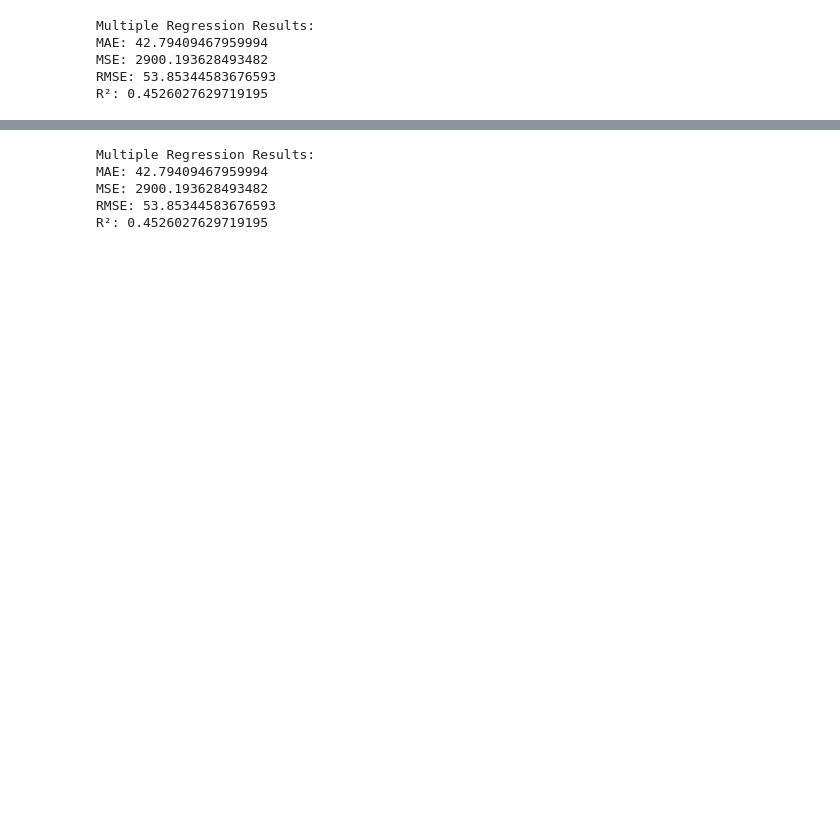
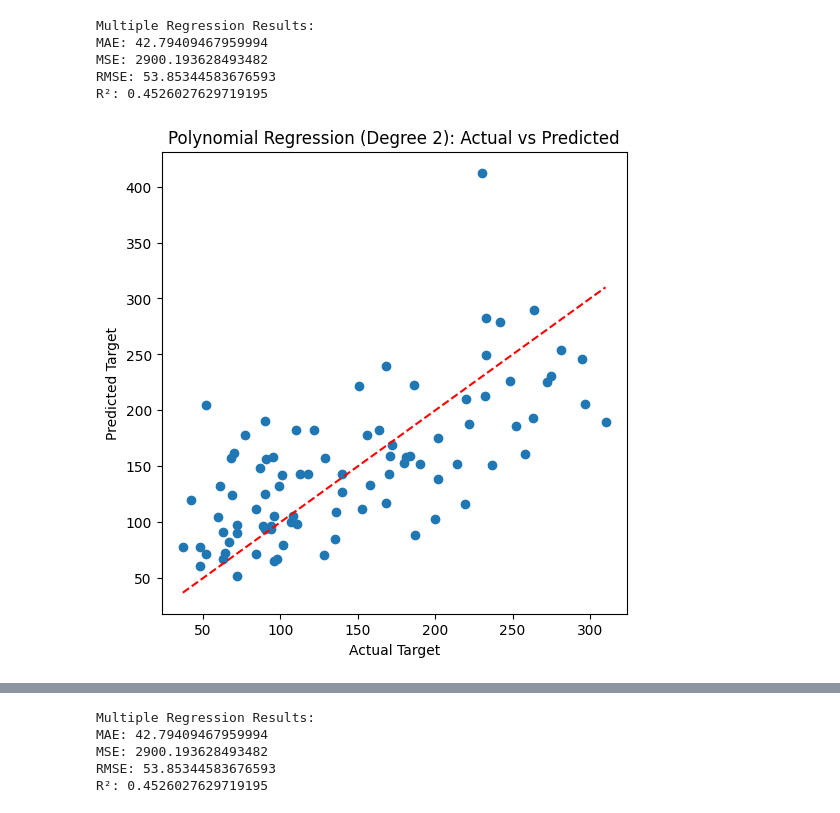
Before and after one commit to talktoavi29/AP_MSCS634_Assignment, a Jupyter notebook: DiabetesDataset.ipynb, the cells around one changed output, grey strips where cells are left out. Saved outputs shown, nothing was run; the diff lists cells and outputs as text; code cells hidden in the pictures; blank space fills up the shorter version.

```diff
--- a/DiabetesDataset.ipynb
+++ b/DiabetesDataset.ipynb
@@ -117,3 +138,15 @@ MAE: 42.79409467959994
 MSE: 2900.193628493482
 RMSE: 53.85344583676593
 R²: 0.4526027629719195
+# %%
+plt.figure(figsize=(6,6))
+plt.scatter(y_test, y_pred_poly)
+plt.plot([y_test.min(), y_test.max()],
+         [y_test.min(), y_test.max()],
+         'r--')
+plt.xlabel("Actual Target")
+plt.ylabel("Predicted Target")
+plt.title("Polynomial Regression (Degree 2): Actual vs Predicted")
+plt.show()
+# %% [output]
+[figure, added]
```
Also changed, not shown: parts of 7 cells of this notebook.
